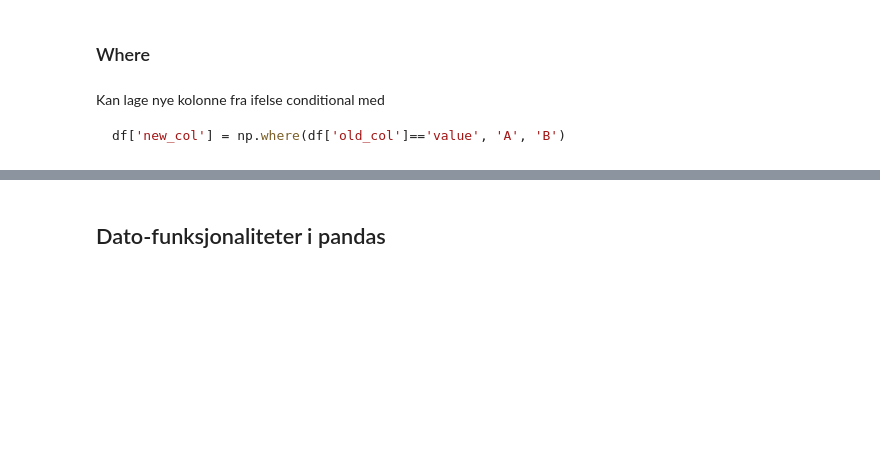
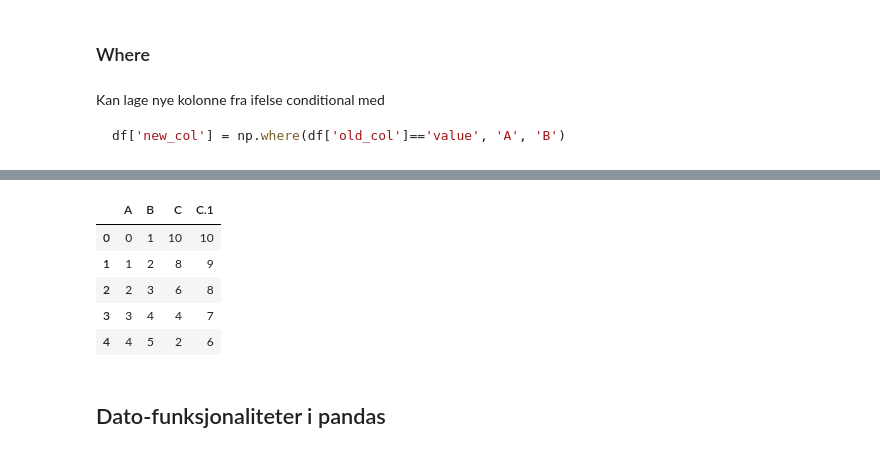
Before and after one commit to SverreFL/notater, a Jupyter notebook: pandas.ipynb, the cells around one changed output, grey strips where cells are left out. Saved outputs shown, nothing was run; the diff lists cells and outputs as text; code cells hidden in the pictures; blank space fills up the shorter version.

```diff
--- a/pandas.ipynb
+++ b/pandas.ipynb
@@ -471,3 +598,12 @@ df['new_col'] = np.where(df['old_col']=='value', 'A', 'B')
+# %%
+df.sel
+# %% [output]
+|  | A | B | C | C.1 |
+| 0 | 0 | 1 | 10 | 10 |
+| 1 | 1 | 2 | 8 | 9 |
+| 2 | 2 | 3 | 6 | 8 |
+| 3 | 3 | 4 | 4 | 7 |
+| 4 | 4 | 5 | 2 | 6 |
 # %% [markdown]
 ## Dato-funksjonaliteter i pandas
 # %% [markdown]
```
Also changed, not shown: parts of 44 cells of this notebook, 16 other files.
